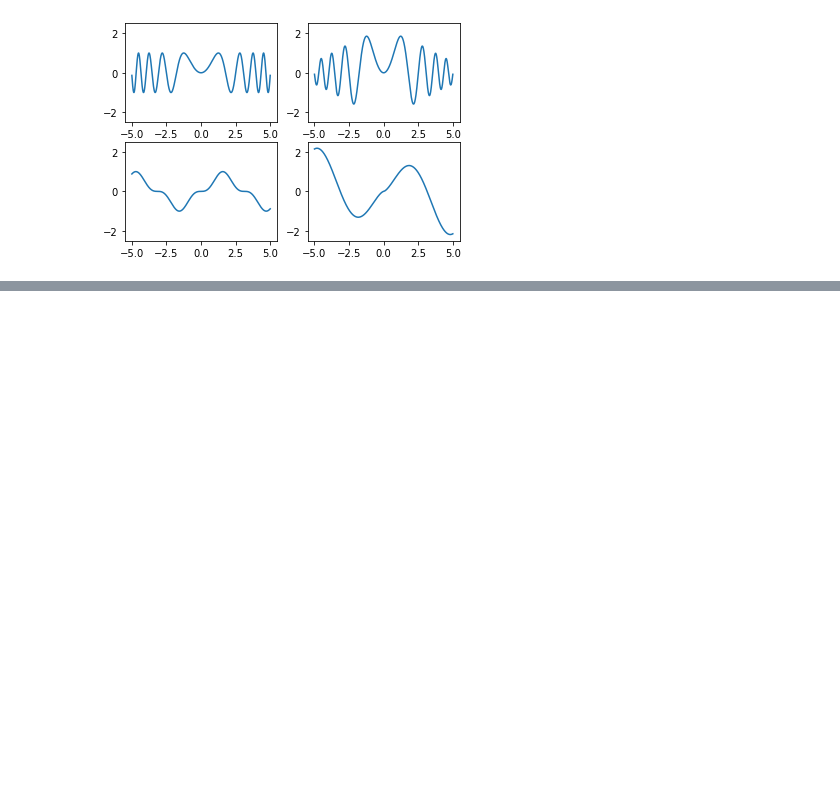
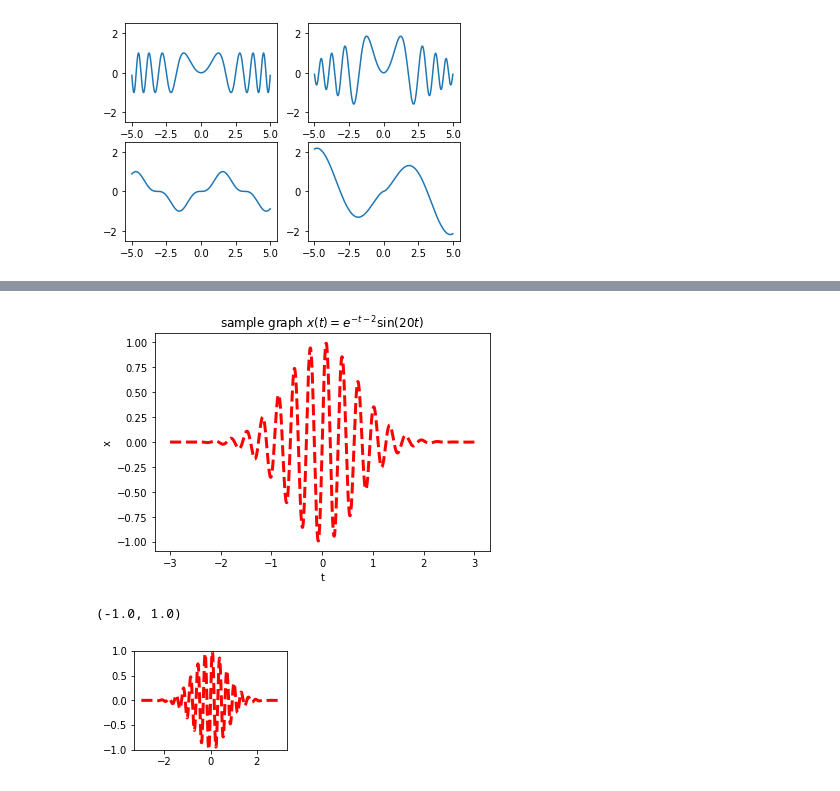
Before and after one commit to diohabara/signal_processing.py, a Jupyter notebook: chapter1.ipynb, the cells around one changed output, grey strips where cells are left out. Cells and saved outputs as stored; diff of their text form; code cells hidden in the pictures; blank space fills up the shorter version.

```diff
--- a/chapter1.ipynb
+++ b/chapter1.ipynb
@@ -86,0 +182,21 @@ plt.show()
+# %%
+# 1.8
+import matplotlib.pyplot as plt
+import numpy as np
+t = np.linspace(-3, 3, 1000)
+# pyplot
+plt.plot(t, np.exp(-t**2) * np.sin(20 * t), color = "red", linewidth = 3.0, linestyle = "--")
+plt.title("sample graph $x(t)=e^{-t-2}\sin(20t)$")
+plt.xlabel("t")
+plt.ylabel("x")
+plt.show()
+
+# object
+fig = plt.figure()
+ax1 = fig.add_subplot(2, 2, 1)
+ax1.plot(t, np.exp(-t**2) * np.sin(20 * t), color = "red", linewidth = 3.0, linestyle = "--")
+ax1.set_ylim(-1, 1)
+# %% [output]
+[figure, added]
+(-1.0, 1.0)
+[figure, added]
```
Also changed, not shown: parts of 21 cells of this notebook, 2 other files.
